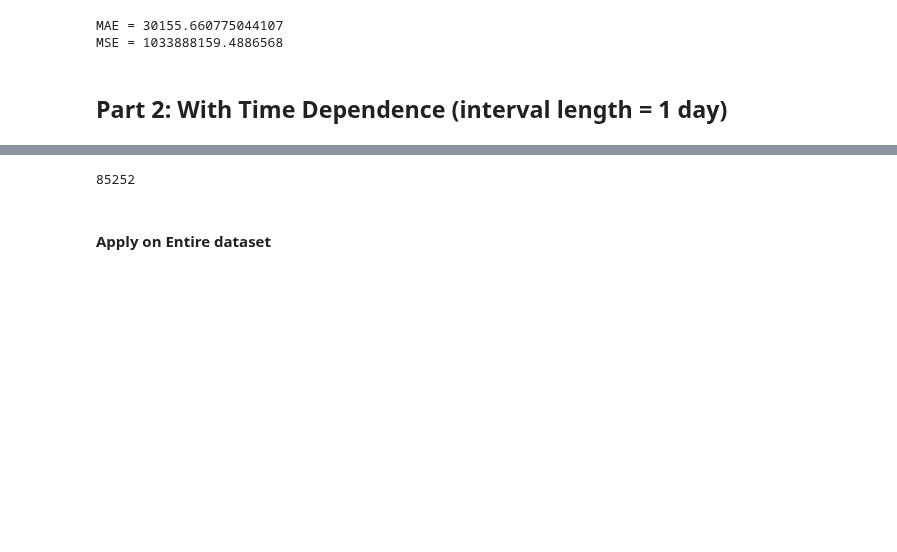
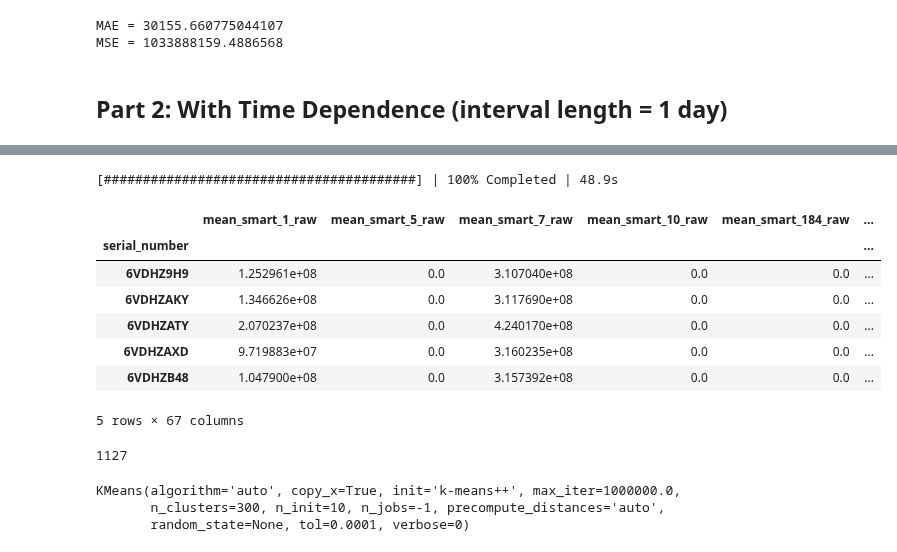
Before and after one commit to aicoe-aiops/ceph_drive_failure, a Jupyter notebook: survival_analysis_exp.ipynb, the cells around one changed output, grey strips where cells are left out. Cells and saved outputs as stored; diff of their text form; code cells hidden in the pictures; blank space fills up the shorter version.

```diff
--- a/survival_analysis_exp.ipynb
+++ b/survival_analysis_exp.ipynb
@@ -437,10 +322,42 @@ dtype: object
+# %%
+# get data for working drives
+working_df = df[~df['serial_number'].isin(failed_serials)]
+# %%
+# collapse the time dimension using mean,std,kurt,capacity
+working_df_grouped = working_df.drop(['date', 'capacity_bytes', 'failure', 'smart_9_raw', 'smart_9_normalized'], axis=1).groupby('serial_number')
+
+means = working_df_grouped.mean()
+means = means.rename(columns={col: 'mean_' + col for col in means.columns})
+
+stds = working_df_grouped.std(ddof=0)
+stds = stds.rename(columns={col: 'std_' + col for col in stds.columns})
+stds = stds.fillna(0)    # FIXME: std returns nans even for ddof=0
+
+capacities = working_df[['serial_number', 'capacity_bytes']].groupby('serial_number').max()
+
+hours = working_df[['serial_number', 'smart_9_raw', 'smart_9_normalized']].groupby('serial_number').max()
+
+# join stats into one working_df
+working_features = means.merge(right=stds, left_index=True, right_index=True)
+working_features = working_features.merge(right=hours, left_index=True, right_index=True)
+working_features = working_features.merge(right=capacities, left_index=True, right_index=True)
+working_features = working_features.compute()
+working_features.head()
+# %% [output]
+[########################################] | 100% Completed | 48.9s
+|  | mean_smart_1_raw | mean_smart_5_raw | mean_smart_7_raw | mean_smart_10_raw | mean_smart_184_raw | ... |
+| serial_number |  |  |  |  |  | ... |
+| 6VDHZ9H9 | 1.252961e+08 | 0.0 | 3.107040e+08 | 0.0 | 0.0 | ... |
+| 6VDHZAKY | 1.346626e+08 | 0.0 | 3.117690e+08 | 0.0 | 0.0 | ... |
+| 6VDHZATY | 2.070237e+08 | 0.0 | 4.240170e+08 | 0.0 | 0.0 | ... |
+| 6VDHZAXD | 9.719883e+07 | 0.0 | 3.160235e+08 | 0.0 | 0.0 | ... |
+| 6VDHZB48 | 1.047900e+08 | 0.0 | 3.157392e+08 | 0.0 | 0.0 | ... |
+5 rows × 67 columns
 # %%
-del res
-del sub
-del subgrouped
-del delta_meta
+del means
+del stds
+del hours
+del capacities
 gc.collect()
 # %% [output]
-85252
+1127
-# %% [markdown]
-#### Apply on Entire dataset
@@ -446,0 +372,11 @@ gc.collect()
+# %%
+# scale and cluster data via vanilla kmeans
+scaler = RobustScaler()
+km = KMeans(n_clusters=num_working_to_keep,
+            max_iter=1e6,
+            n_jobs=-1)
+km.fit(scaler.fit_transform(working_features))
+# %% [output]
+KMeans(algorithm='auto', copy_x=True, init='k-means++', max_iter=1000000.0,
+       n_clusters=300, n_init=10, n_jobs=-1, precompute_distances='auto',
+       random_state=None, tol=0.0001, verbose=0)
```
Also changed, not shown: parts of 36 cells of this notebook.
